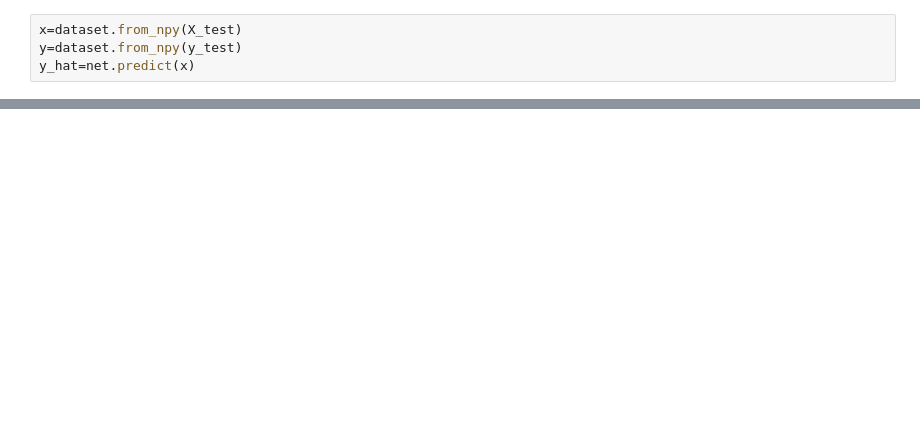
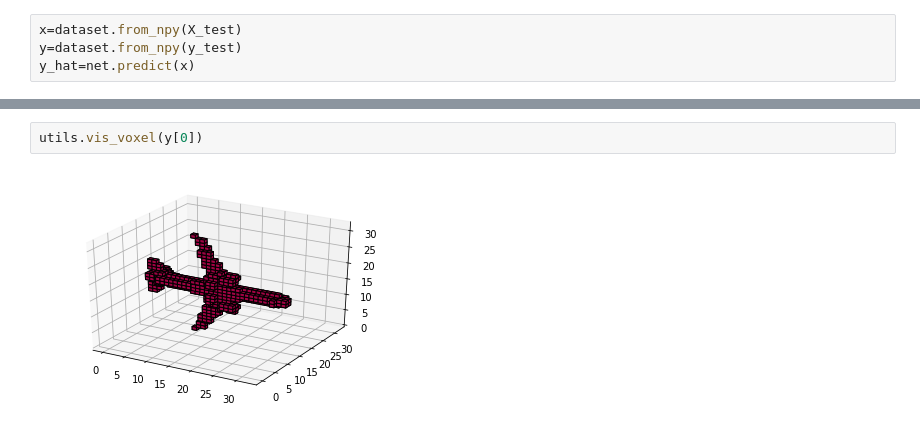
Before and after one commit to micmelesse/3D-reconstruction-with-Neural-Networks, a Jupyter notebook: experiments.ipynb, the cells around one changed output, grey strips where cells are left out. Saved outputs shown, nothing was run; the diff lists cells and outputs as text; blank space fills up the shorter version.

```diff
--- a/experiments.ipynb
+++ b/experiments.ipynb
@@ -50,3 +72,7 @@ y_hat=net.predict(x)
+# %%
+utils.vis_voxel(y[0])
+# %% [output]
+[figure, added]
 # %%
 utils.vis_prediction(y_hat)
 # %% [output]
```
Also changed, not shown: parts of 5 cells of this notebook, 3 other files.
